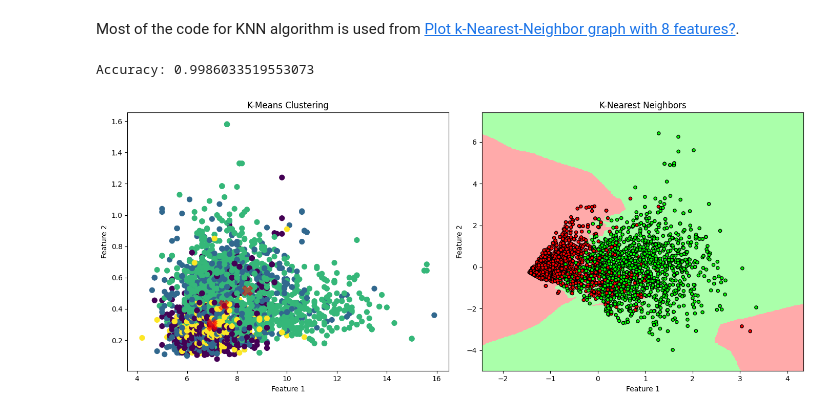
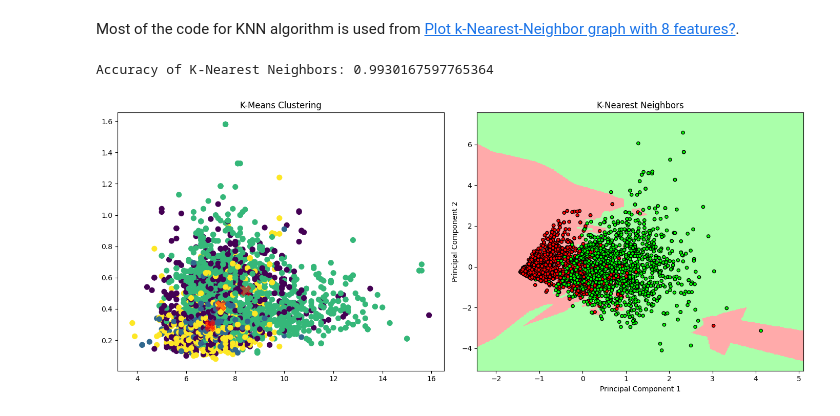
Before and after one commit to EmilijaTR/PREDICTING-THE-PRIMARY-CATEGORY-OF-WINE, a Jupyter notebook: wine-color-prediction.ipynb, the cells around one changed output. Drawn from its saved outputs; the diff is of its cells as text; code cells hidden in the pictures.

```diff
--- a/wine-color-prediction.ipynb
+++ b/wine-color-prediction.ipynb
@@ -624,39 +611,39 @@ plt.subplot(1, 2, 1)
 plt.scatter(X[:, 0], X[:, 1], c=y_kmeans, s=50, cmap='viridis')
 centers = kmeans.cluster_centers_
 plt.scatter(centers[:, 0], centers[:, 1], c='red', s=200, alpha=0.5, marker='X')
-plt.xlabel('Feature 1')
-plt.ylabel('Feature 2')
+# plt.xlabel('Feature 1')
+# plt.ylabel('Feature 2')
 plt.title('K-Means Clustering')
 
 # knn plot
 plt.subplot(1, 2, 2)
 pca = PCA(n_components=2)
 X_pca = pca.fit_transform(X)
 X_train, X_test, y_train, y_test = train_test_split(X_pca, y_encoded, test_size=0.2, random_state=42)
 scaler = StandardScaler().fit(X_train)
 X_train = scaler.transform(X_train)
 X_test = scaler.transform(X_test)
-knn = KNeighborsClassifier(n_neighbors=3)
+knn = KNeighborsClassifier(n_neighbors=2)
 knn.fit(X_train, y_train)
 cmap_light = ListedColormap(['#FFAAAA', '#AAFFAA'])
 cmap_bold = ListedColormap(['#FF0000', '#00FF00'])
 x_min, x_max = X_train[:, 0].min() - 1, X_train[:, 0].max() + 1
 y_min, y_max = X_train[:, 1].min() - 1, X_train[:, 1].max() + 1
 xx, yy = np.meshgrid(np.arange(x_min, x_max, .02), np.arange(y_min, y_max, .02))
 Z = knn.predict(np.c_[xx.ravel(), yy.ravel()])
 Z = Z.reshape(xx.shape)
 plt.pcolormesh(xx, yy, Z, cmap=cmap_light)
 plt.scatter(X_train[:, 0], X_train[:, 1], c=y_train, cmap=cmap_bold, edgecolor='k', s=20)
 plt.xlim(xx.min(), xx.max())
 plt.ylim(yy.min(), yy.max())
-plt.xlabel('Feature 1')
-plt.ylabel('Feature 2')
+plt.xlabel('Principal Component 1')
+plt.ylabel('Principal Component 2')
 plt.title("K-Nearest Neighbors")
 accuracy = accuracy_score(y_test, y_pred)
-print("Accuracy:", accuracy)
+print("Accuracy of K-Nearest Neighbors:", accuracy)
 
 plt.tight_layout()
 plt.show()
 # %% [output]
-Accuracy: 0.9986033519553073
+Accuracy of K-Nearest Neighbors: 0.9930167597765364
-[figure, old version]
+[figure, new version]
```
Also changed, not shown: parts of 9 cells of this notebook.
